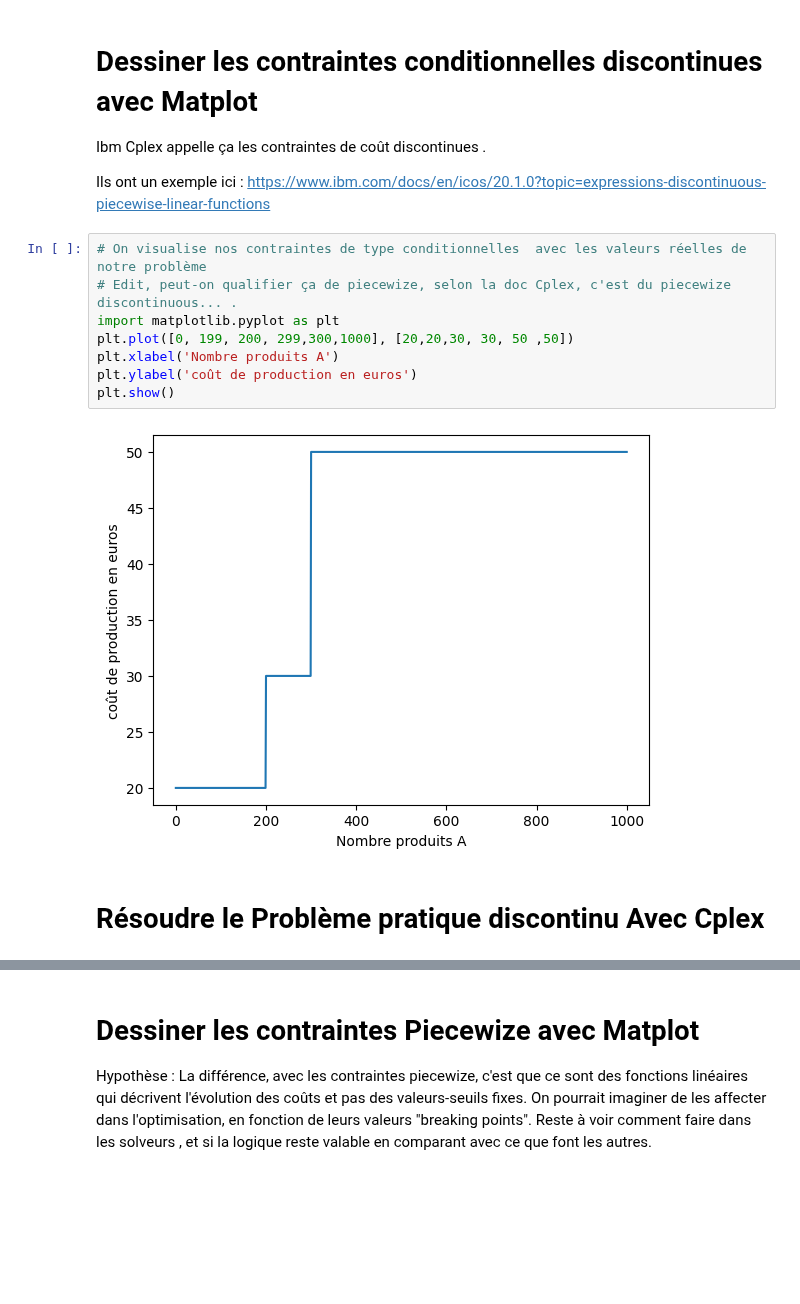
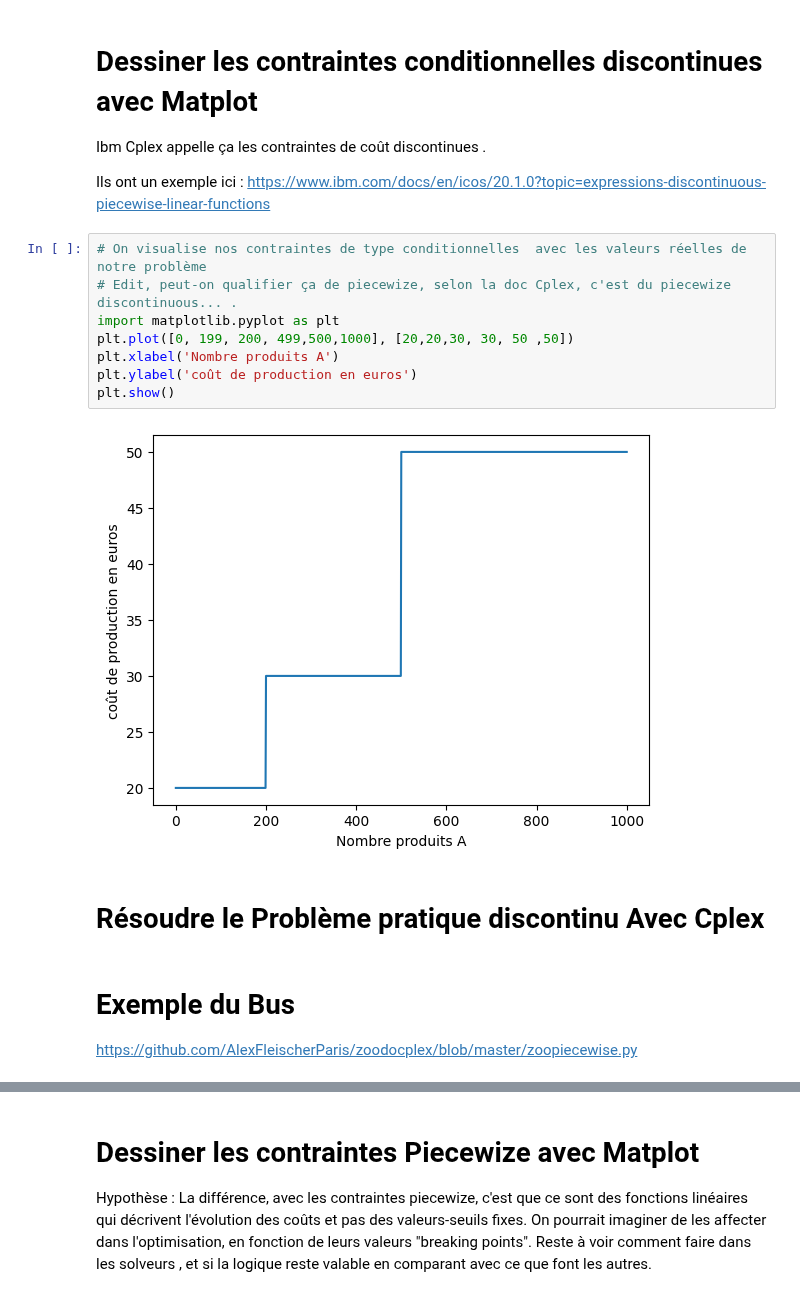
Before and after one commit to estellederrien/python-data-science, a Jupyter notebook: 01. Recherche opérationnelle (Operations research - Management science)/03. Comment Linéariser/PYTHON/02. THEORIE - Piecewize avec différents solveurs.ipynb, the cells around one changed output, grey strips where cells are left out. Cells and saved outputs as stored; diff of their text form; blank space fills up the shorter version.

```diff
--- a/01. Recherche opérationnelle (Operations research - Management science)/03. Comment Linéariser/PYTHON/02. THEORIE - Piecewize avec différents solveurs.ipynb
+++ b/01. Recherche opérationnelle (Operations research - Management science)/03. Comment Linéariser/PYTHON/02. THEORIE - Piecewize avec différents solveurs.ipynb
@@ -36,12 +106,16 @@ https://www.ibm.com/docs/en/icos/20.1.0?topic=expressions-discontinuous-piecewis
 # %%
 # On visualise nos contraintes de type conditionnelles  avec les valeurs réelles de notre problème
 # Edit, peut-on qualifier ça de piecewize, selon la doc Cplex, c'est du piecewize discontinuous... .
 import matplotlib.pyplot as plt
-plt.plot([0, 199, 200, 299,300,1000], [20,20,30, 30, 50 ,50])
+plt.plot([0, 199, 200, 499,500,1000], [20,20,30, 30, 50 ,50])
 plt.xlabel('Nombre produits A')
 plt.ylabel('coût de production en euros')
 plt.show()
 # %% [output]
-[figure, old version]
+[figure, new version]
 # %% [markdown]
 # Résoudre le Problème pratique discontinu Avec Cplex
+# %% [markdown]
+# Exemple du Bus
+
+https://github.com/AlexFleischerParis/zoodocplex/blob/master/zoopiecewise.py
```
Also changed, not shown: parts of 7 cells of this notebook, 1 other file.
